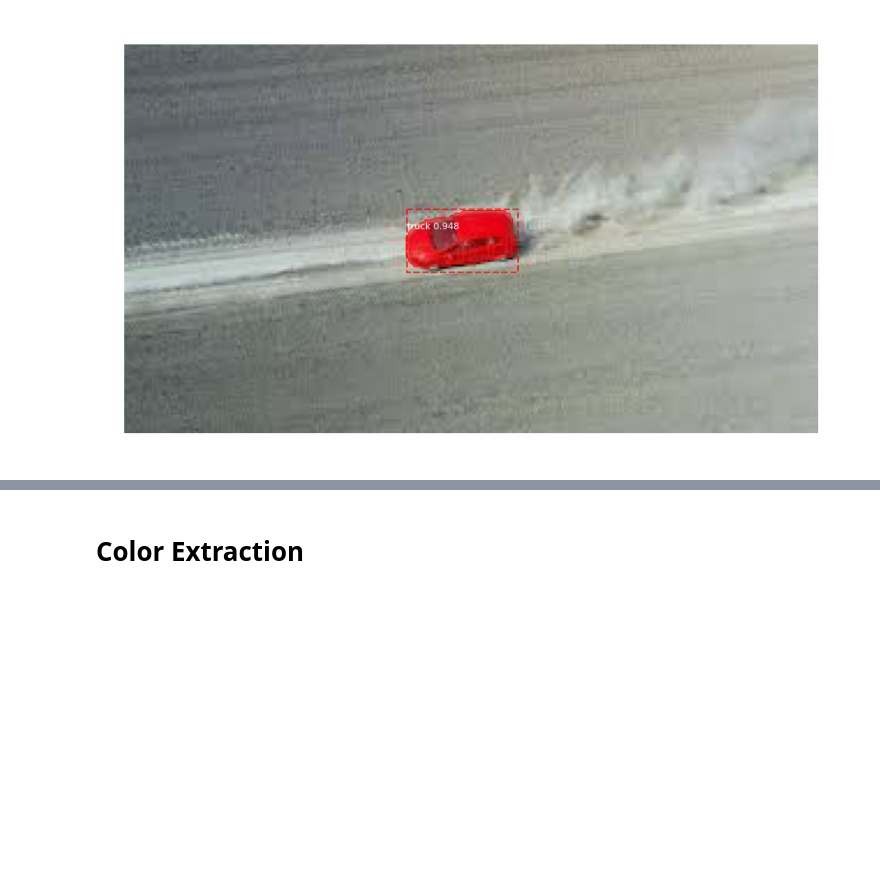
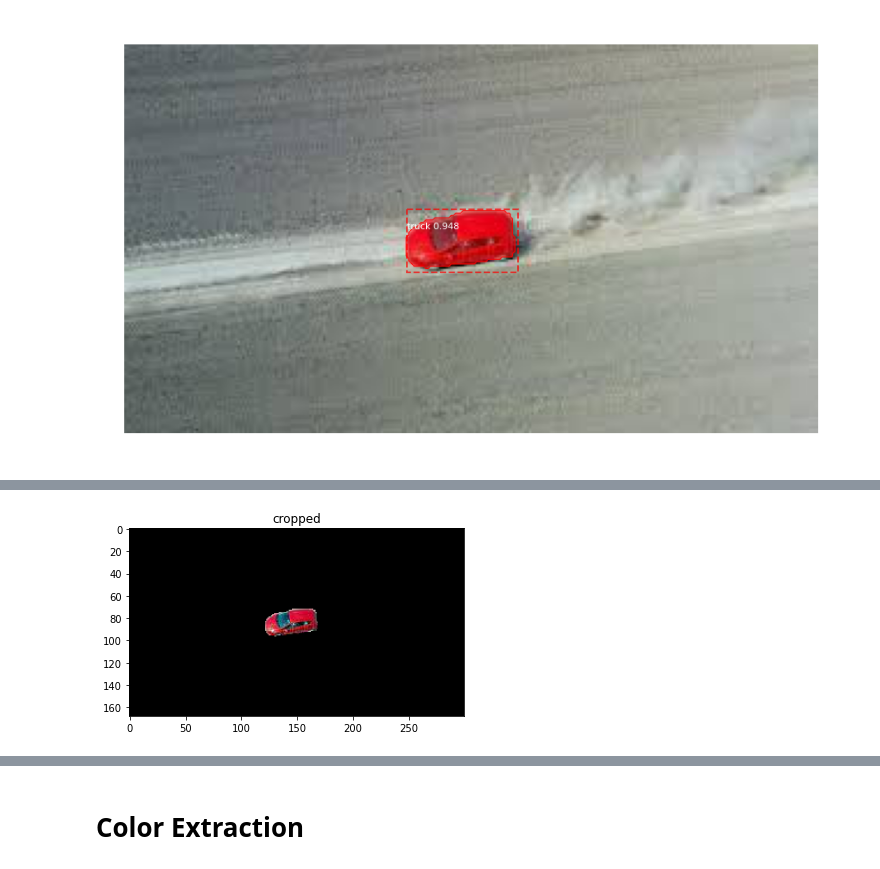
Before and after one commit to SYBIOTE/CMEPCMGN, a Jupyter notebook: comouflage_gen.ipynb, the cells around one changed output, grey strips where cells are left out. Drawn from its saved outputs; the diff is of its cells as text; code cells hidden in the pictures; blank space fills up the shorter version.

```diff
--- a/comouflage_gen.ipynb
+++ b/comouflage_gen.ipynb
@@ -155,0 +166,14 @@ anchors                  shape: (1, 261888, 4)        min:   -0.35390  max:    1
+# %%
+i = 0
+mask = r["masks"]
+cropped = image.copy()
+for j in range(cropped.shape[2]):
+
+    cropped[:,:,j] = cropped[:,:,j] * mask[:,:,i]
+
+
+plt.imshow(cropped)
+plt.title("cropped")
+i+=1
+# %% [output]
+[figure, added]
```
Also changed, not shown: parts of 17 cells of this notebook.
